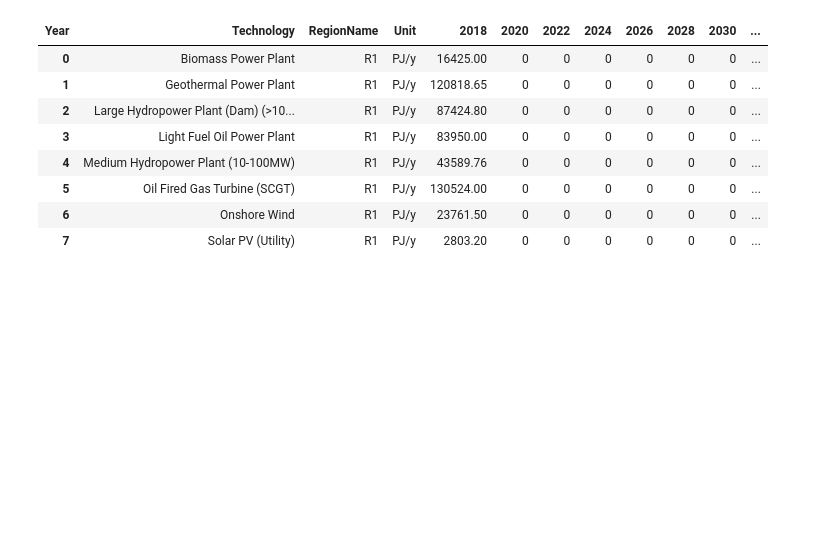
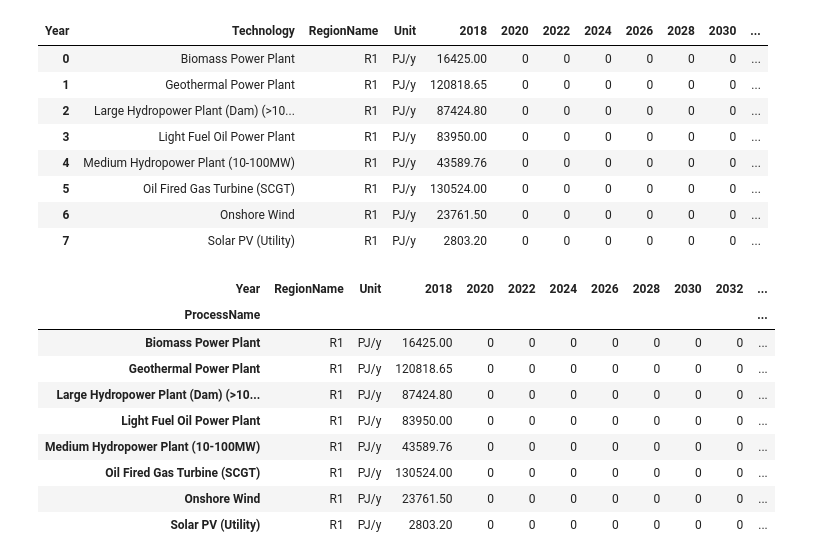
Before and after one commit to ClimateCompatibleGrowth/MUSE-starter-kits-converter, a Jupyter notebook: notebooks/1.0-ajmk-installed-capacity.ipynb, the cells around one changed output. Cells and saved outputs as stored; diff of their text form; code cells hidden in the pictures; blank space fills up the shorter version.

```diff
--- a/notebooks/1.0-ajmk-installed-capacity.ipynb
+++ b/notebooks/1.0-ajmk-installed-capacity.ipynb
@@ -148,4 +148,15 @@ installed_capacity_pj_y_wide
 | 7 | Solar PV (Utility) | R1 | PJ/y | 2803.20 | 0 | 0 | 0 | 0 | 0 | 0 | ... |
 # %%
 muse_installed_capacity = installed_capacity_pj_y_wide.rename(columns={"Technology":"ProcessName"}).set_index("ProcessName")
-muse_installed_capacity.to_csv("~/Desktop/done.csv")
+muse_installed_capacity
+# %% [output]
+| Year | RegionName | Unit | 2018 | 2020 | 2022 | 2024 | 2026 | 2028 | 2030 | 2032 | ... |
+| ProcessName |  |  |  |  |  |  |  |  |  |  | ... |
+| Biomass Power Plant | R1 | PJ/y | 16425.00 | 0 | 0 | 0 | 0 | 0 | 0 | 0 | ... |
+| Geothermal Power Plant | R1 | PJ/y | 120818.65 | 0 | 0 | 0 | 0 | 0 | 0 | 0 | ... |
+| Large Hydropower Plant (Dam) (>10... | R1 | PJ/y | 87424.80 | 0 | 0 | 0 | 0 | 0 | 0 | 0 | ... |
+| Light Fuel Oil Power Plant | R1 | PJ/y | 83950.00 | 0 | 0 | 0 | 0 | 0 | 0 | 0 | ... |
+| Medium Hydropower Plant (10-100MW) | R1 | PJ/y | 43589.76 | 0 | 0 | 0 | 0 | 0 | 0 | 0 | ... |
+| Oil Fired Gas Turbine (SCGT) | R1 | PJ/y | 130524.00 | 0 | 0 | 0 | 0 | 0 | 0 | 0 | ... |
+| Onshore Wind | R1 | PJ/y | 23761.50 | 0 | 0 | 0 | 0 | 0 | 0 | 0 | ... |
+| Solar PV (Utility) | R1 | PJ/y | 2803.20 | 0 | 0 | 0 | 0 | 0 | 0 | 0 | ... |
```
Also changed, not shown: parts of 5 cells of this notebook, 46 other files.
